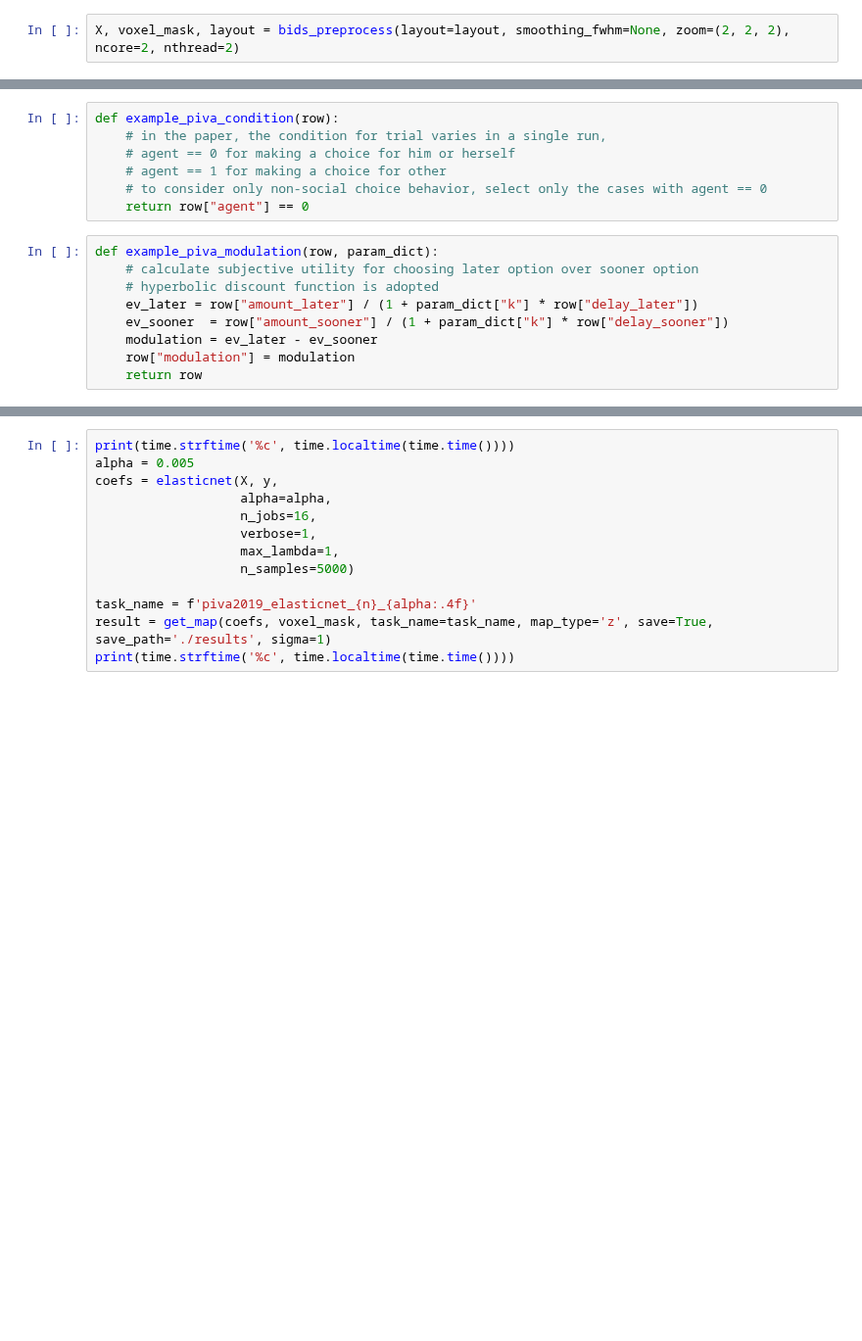
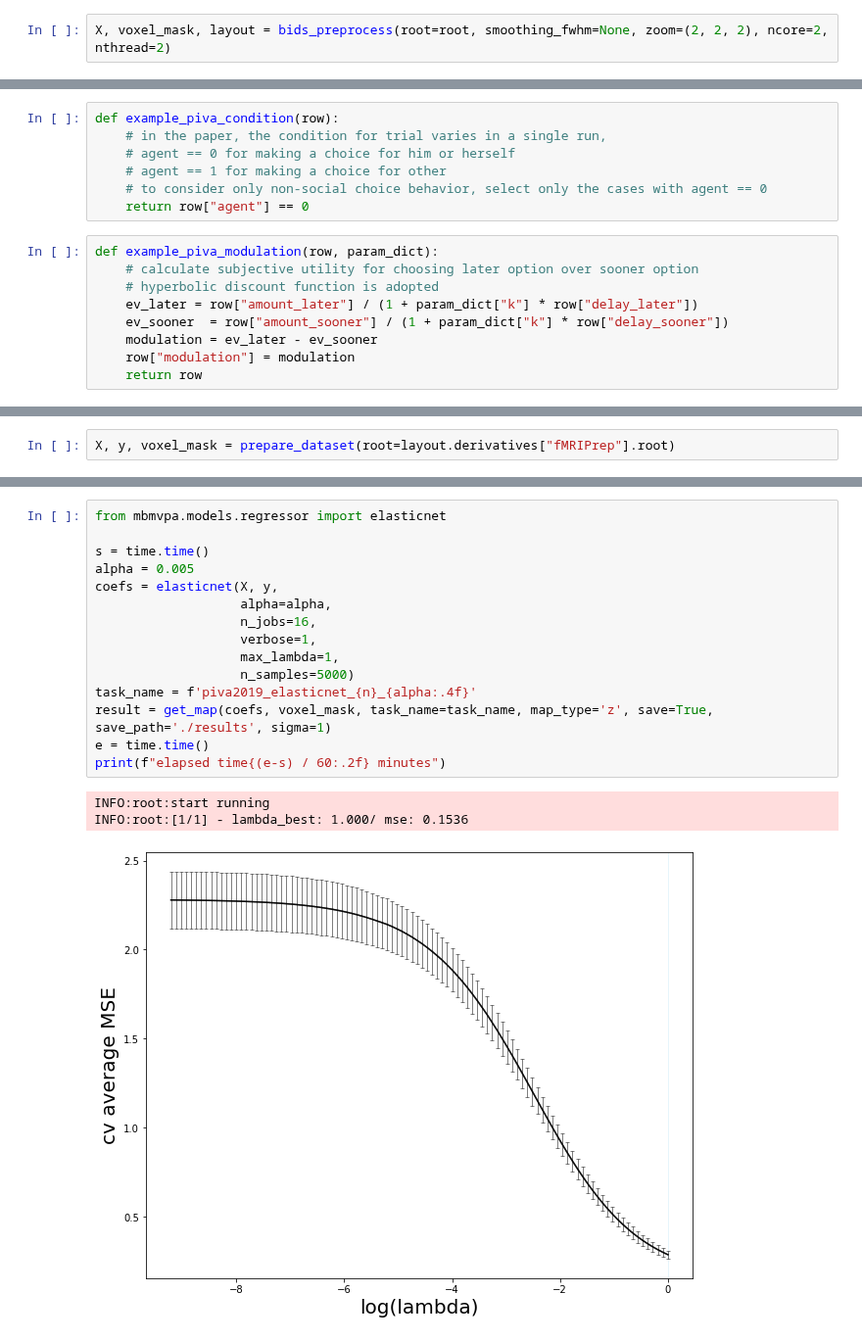
Before and after one commit to CCS-Lab/project_model_based_fmri, a Jupyter notebook: examples/Social_Decision-Making_Intertemporal_Choice_Task_Dataset/mvpa/piva_mvpa_model_based_fmri.ipynb, the cells around one changed output, grey strips where cells are left out. Shown at 98% size. Cells and saved outputs as stored; diff of their text form; blank space fills up the shorter version.

```diff
--- a/examples/Social_Decision-Making_Intertemporal_Choice_Task_Dataset/mvpa/piva_mvpa_model_based_fmri.ipynb
+++ b/examples/Social_Decision-Making_Intertemporal_Choice_Task_Dataset/mvpa/piva_mvpa_model_based_fmri.ipynb
@@ -10,2 +16,2 @@ root = load_example_data('piva')
 # %%
-X, voxel_mask, layout = bids_preprocess(layout=layout, smoothing_fwhm=None, zoom=(2, 2, 2), ncore=2, nthread=2)
+X, voxel_mask, layout = bids_preprocess(root=root, smoothing_fwhm=None, zoom=(2, 2, 2), ncore=2, nthread=2)
@@ -64,2 +93,4 @@ voxel_mask = nib.load(Path(layout.derivatives["fMRIPrep"].root) / 'mvpa' / 'voxe
+# %%
+X, y, voxel_mask = prepare_dataset(root=layout.derivatives["fMRIPrep"].root)
 # %%
 X.shape, y.shape
@@ -84,13 +137,19 @@ print(time.strftime('%c', time.localtime(time.time())))
 # %%
-print(time.strftime('%c', time.localtime(time.time())))
+from mbmvpa.models.regressor import elasticnet
+
+s = time.time()
 alpha = 0.005
 coefs = elasticnet(X, y,
                    alpha=alpha,
                    n_jobs=16,
                    verbose=1,
                    max_lambda=1,
                    n_samples=5000)
-
 task_name = f'piva2019_elasticnet_{n}_{alpha:.4f}'
 result = get_map(coefs, voxel_mask, task_name=task_name, map_type='z', save=True, save_path='./results', sigma=1)
-print(time.strftime('%c', time.localtime(time.time())))
+e = time.time()
+print(f"elapsed time{(e-s) / 60:.2f} minutes")
+# %% [output]
+INFO:root:start running
+INFO:root:[1/1] - lambda_best: 1.000/ mse: 0.1536
+[figure, added]
```
Also changed, not shown: parts of 16 cells of this notebook, 6 other files.
